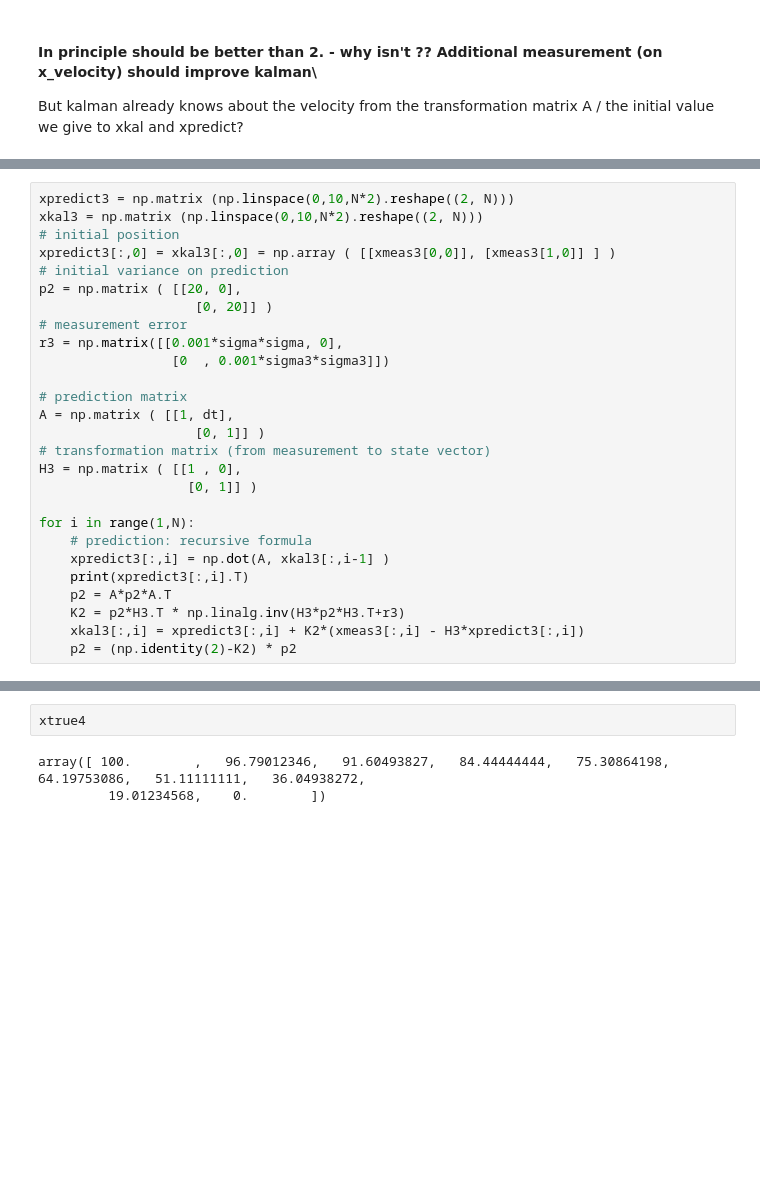
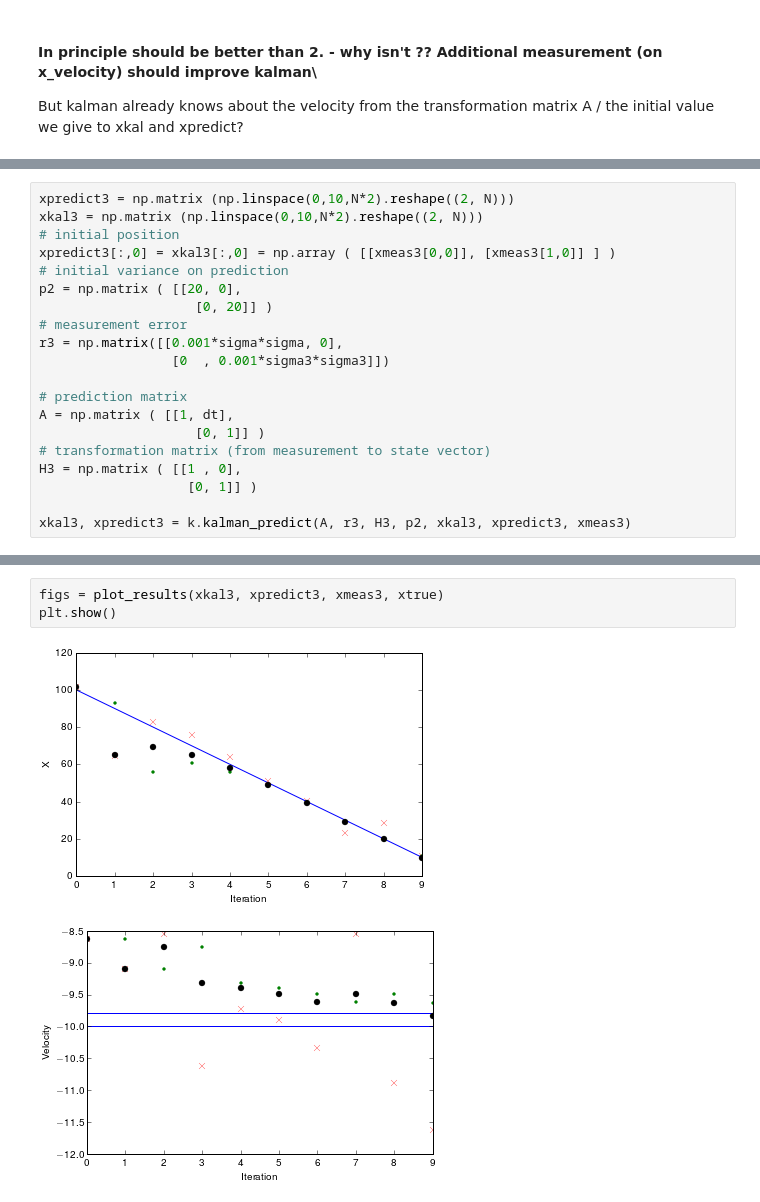
Before and after one commit to vvolkl/kalman-samples, a Jupyter notebook: constant_velocity.ipynb, the cells around one changed output, grey strips where cells are left out. Cells and saved outputs as stored; diff of their text form; blank space fills up the shorter version.

Commit message:
refactored matrix operations and some plotting routines

```diff
--- a/constant_velocity.ipynb
+++ b/constant_velocity.ipynb
@@ -201,11 +250,4 @@ A = np.matrix ( [[1, dt],
 H3 = np.matrix ( [[1 , 0],
                    [0, 1]] )
 
-for i in range(1,N):
-    # prediction: recursive formula
-    xpredict3[:,i] = np.dot(A, xkal3[:,i-1] )
-    print(xpredict3[:,i].T)
-    p2 = A*p2*A.T
-    K2 = p2*H3.T * np.linalg.inv(H3*p2*H3.T+r3)
-    xkal3[:,i] = xpredict3[:,i] + K2*(xmeas3[:,i] - H3*xpredict3[:,i])
-    p2 = (np.identity(2)-K2) * p2
+xkal3, xpredict3 = k.kalman_predict(A, r3, H3, p2, xkal3, xpredict3, xmeas3)
@@ -314,5 +254,6 @@ ValueError: shapes (2,1) and (3,1) not aligned: 1 (dim 1) != 3 (dim 0)
-# %%
-xtrue4
-# %% [output]
-array([ 100.        ,   96.79012346,   91.60493827,   84.44444444,   75.30864198,   64.19753086,   51.11111111,   36.04938272,
-         19.01234568,    0.        ])
+# %%
+figs = plot_results(xkal3, xpredict3, xmeas3, xtrue)
+plt.show()
+# %% [output]
+[figure, added]
+[figure, added]
```
Also changed, not shown: parts of 13 cells of this notebook, 1 other file.
